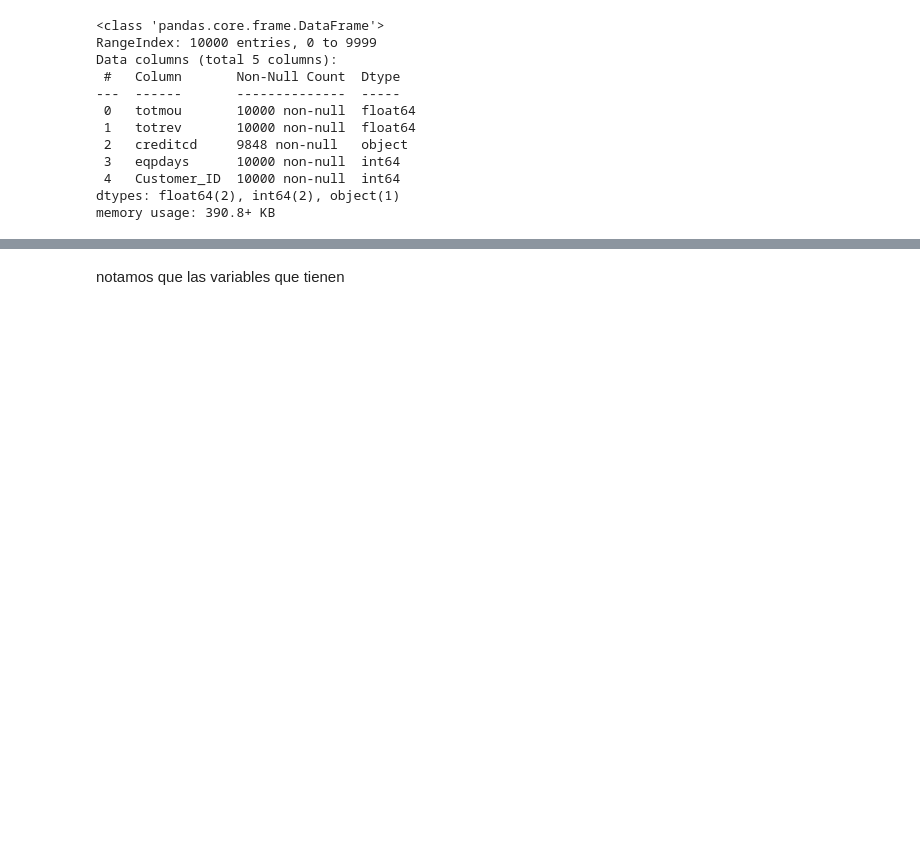
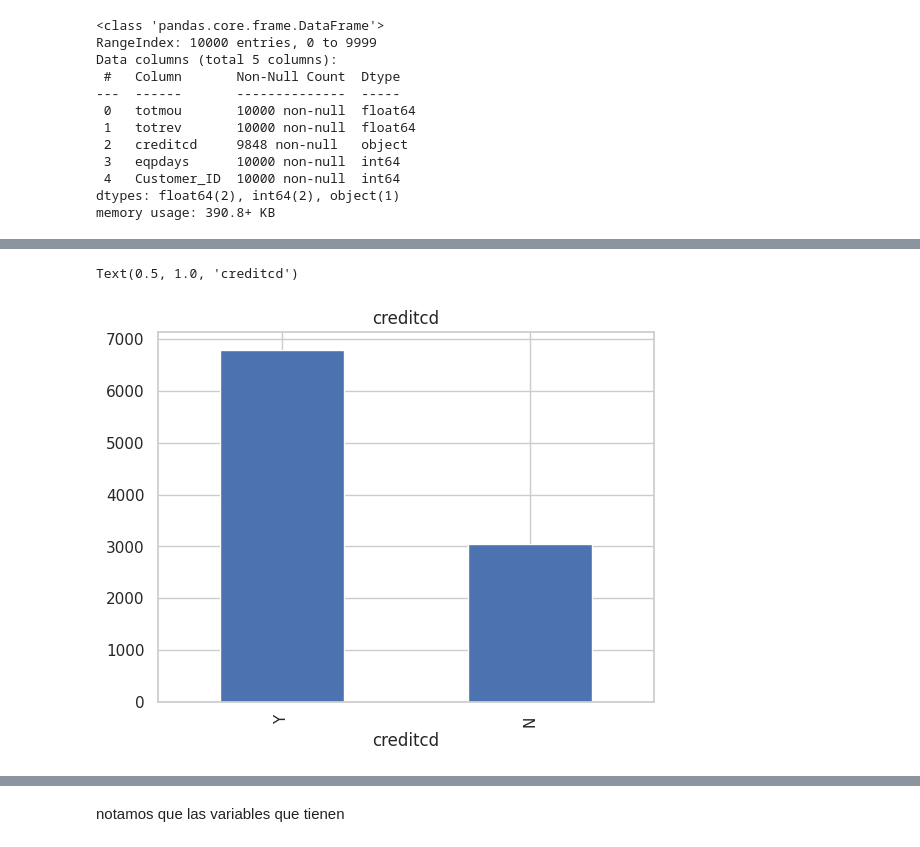
Before and after one commit to mgomez270/MLGuia1, a Jupyter notebook: Relación_Minutos.ipynb, the cells around one changed output, grey strips where cells are left out. Saved outputs shown, nothing was run; the diff lists cells and outputs as text; code cells hidden in the pictures; blank space fills up the shorter version.

```diff
--- a/Relación_Minutos.ipynb
+++ b/Relación_Minutos.ipynb
@@ -60 +66,7 @@ array([[<Axes: title={'center': 'totmou'}>,
+# %%
+df['creditcd'].value_counts().plot(kind='bar')
+plt.title('creditcd')
+# %% [output]
+Text(0.5, 1.0, 'creditcd')
+[figure, added]
 # %%
```
Also changed, not shown: parts of 11 cells of this notebook.
